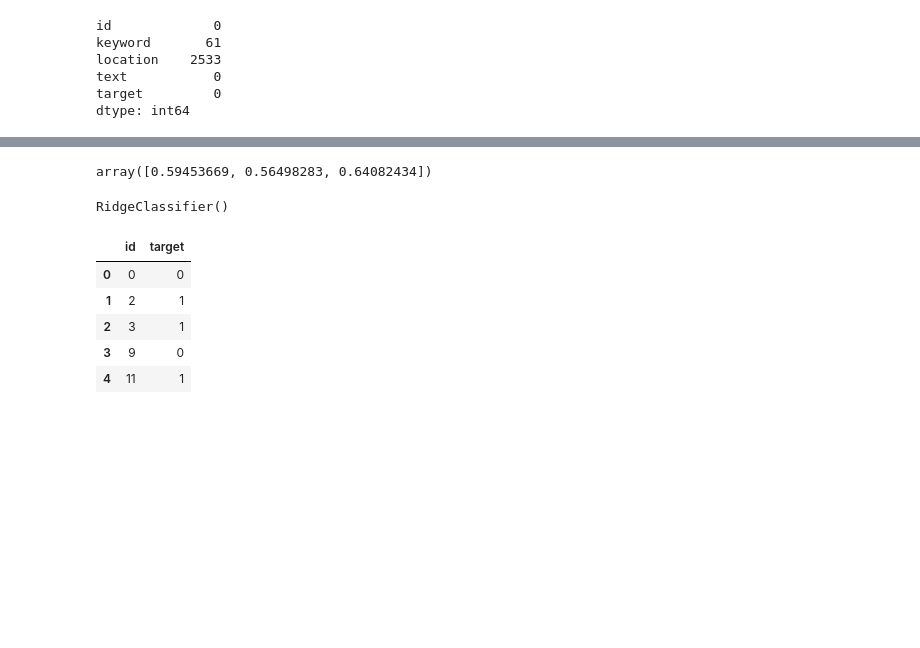
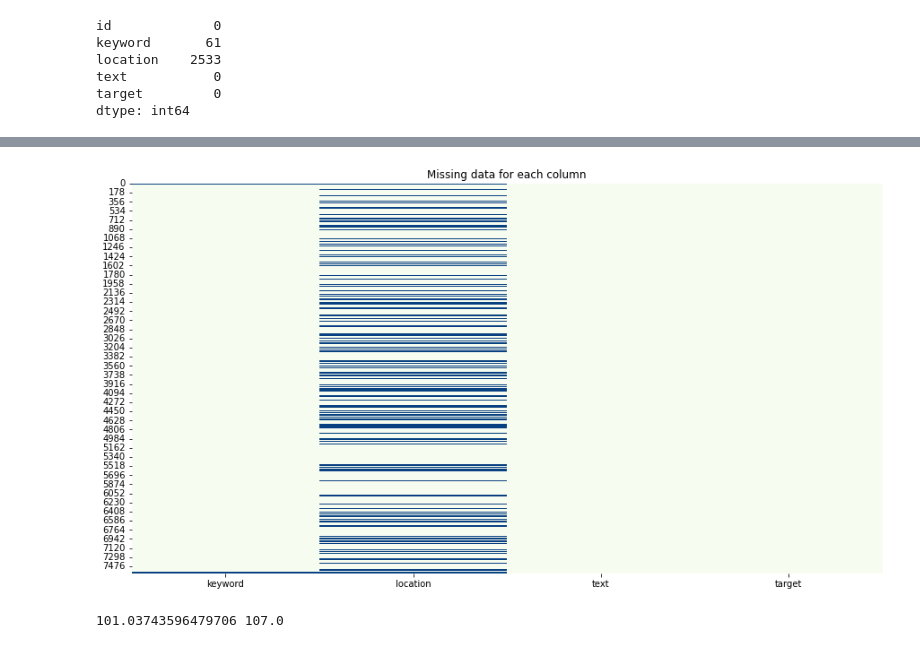
Before and after one commit to GDSC-GIST/AI-ML_Team_5, a Jupyter notebook: KangbeenKo/Kaggle02_Disaster_Tweets.ipynb, the cells around one changed output, grey strips where cells are left out. Cells and saved outputs as stored; diff of their text form; code cells hidden in the pictures; blank space fills up the shorter version.

```diff
--- a/KangbeenKo/Kaggle02_Disaster_Tweets.ipynb
+++ b/KangbeenKo/Kaggle02_Disaster_Tweets.ipynb
@@ -143,11 +132,0 @@ print(train_vectors[0].todense().shape)
-# %%
-ridge = linear_model.RidgeClassifier()
-
-scores = model_selection.cross_val_score(ridge, train_vectors, train_df["target"], cv=3, scoring="f1")
-scores
-# %% [output]
-array([0.59453669, 0.56498283, 0.64082434])
-# %%
-ridge.fit(train_vectors, train_df["target"])
-# %% [output]
-RidgeClassifier()
@@ -157,9 +132,0 @@ sample_submission["target"] = ridge.predict(test_vectors)
-# %%
-sample_submission.head()
-# %% [output]
-|  | id | target |
-| 0 | 0 | 0 |
-| 1 | 2 | 1 |
-| 2 | 3 | 1 |
-| 3 | 9 | 0 |
-| 4 | 11 | 1 |
@@ -167,0 +133,11 @@ sample_submission.to_csv("submission_tutorial.csv", index=False)
+# %%
+plt.figure(figsize=(15,8))
+sns.heatmap(train_df.drop('id', axis=1).isnull(), cbar=False, cmap="GnBu").set_title("Missing data for each column")
+plt.show()
+# %% [output]
+[figure, added]
+# %%
+lengths = np.array([len(x) for x in train_df['text']])
+print(np.mean(lengths), np.median(lengths))
+# %% [output]
+101.03743596479706 107.0
```
Also changed, not shown: parts of 59 cells of this notebook.
